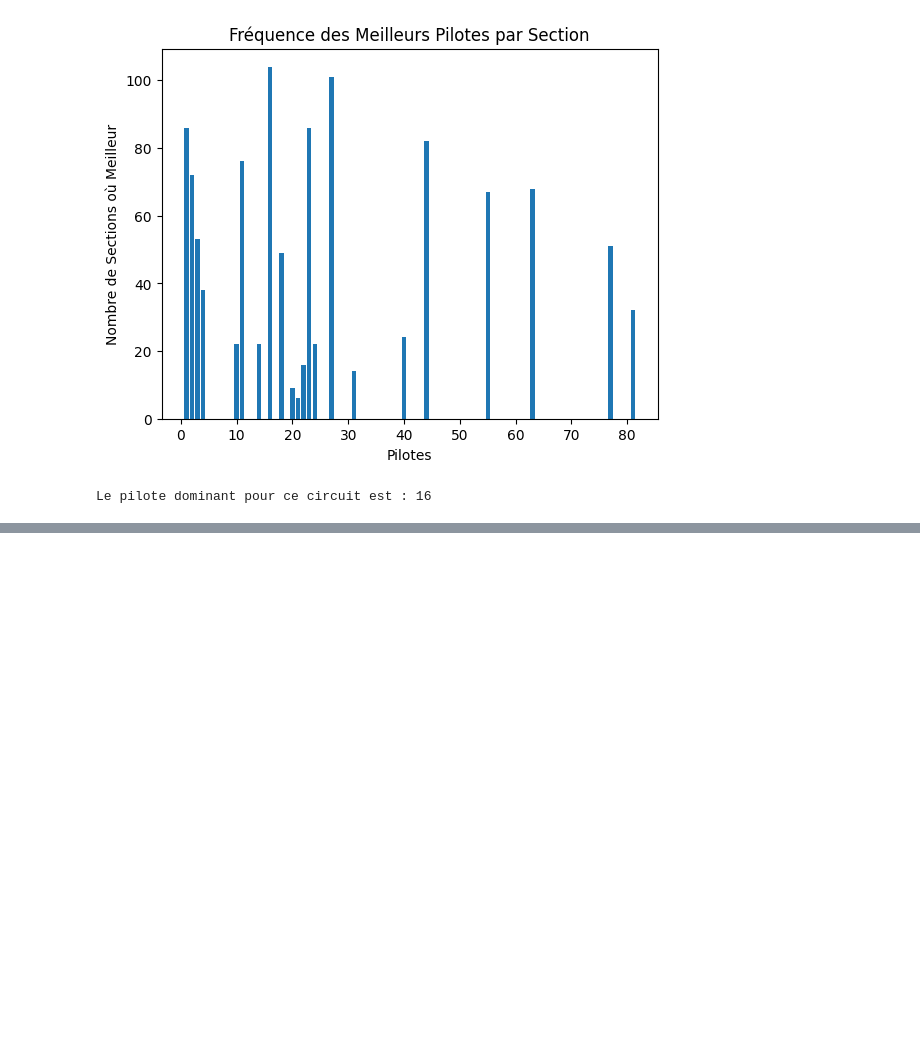
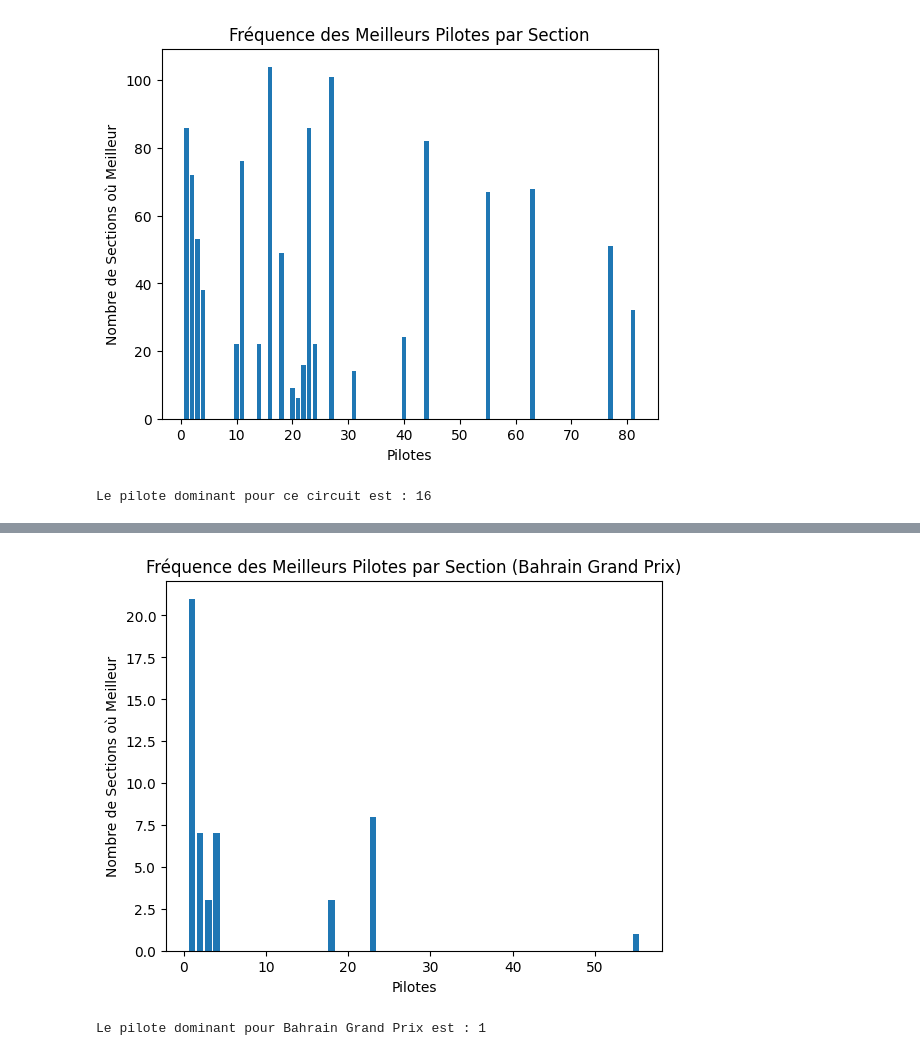
Before and after one commit to rricc22/F1, a Jupyter notebook: analyse2.ipynb, the cells around one changed output, grey strips where cells are left out. Cells and saved outputs as stored; diff of their text form; code cells hidden in the pictures; blank space fills up the shorter version.

Commit message:
V2 50 section pred

```diff
--- a/analyse2.ipynb
+++ b/analyse2.ipynb
@@ -143,0 +161,14 @@ Le pilote dominant pour ce circuit est : 16
+# %%
+# Définir le modèle LSTM
+model = Sequential()
+model.add(LSTM(64, input_shape=(50, 6), return_sequences=True))
+model.add(Dense(len(label_encoder.classes_), activation='softmax'))
+
+# Compiler le modèle
+model.compile(loss='sparse_categorical_crossentropy', optimizer='adam', metrics=['accuracy'])
+
+# Early stopping pour éviter le surapprentissage
+early_stopping = EarlyStopping(monitor='loss', patience=5, restore_best_weights=True)
+
+# Entraîner le modèle
+model.fit(X_data, y_data, epochs=100, batch_size=4, callbacks=[early_stopping])
@@ -143,0 +194,45 @@ Le pilote dominant pour ce circuit est : 16
+# %%
+# Sélectionner un circuit spécifique pour la prédiction (ex: "Bahrain Grand Prix")
+grand_prix_name = "Bahrain Grand Prix"
+grand_prix_num = gp_encoder.transform([grand_prix_name])[0]
+
+# Filtrer uniquement ce circuit
+df_gp = df[df['Grand Prix'] == grand_prix_num].reset_index(drop=True)
+
+# Vérifier s'il y a 50 sections pour ce circuit
+if df_gp.shape[0] < 50:
+    raise ValueError("Il y a moins de 50 sections pour ce Grand Prix !")
+
+df_gp_50 = df_gp.iloc[:50]  # Sélectionner les 50 premières sections
+
+# Sélectionner les features d'entrée
+input_features_test = df_gp_50[['X', 'Y', 'Angle', 'Straight_Line', 'Speed', 'Grand Prix']].fillna(0)
+
+# Normaliser les données d'entrée avec le scaler entraîné
+input_features_scaled_test = scaler.transform(input_features_test)
+
+# Reshape pour correspondre au format LSTM
+X_test = input_features_scaled_test.reshape(1, 50, 6)  # 1 circuit, 50 sections, 6 features
+
+# Faire des prédictions
+y_pred = model.predict(X_test)
+y_pred_classes = y_pred.argmax(axis=-1).flatten()
+
+# Décoder les prédictions pour obtenir les noms/numéros des pilotes
+y_pred_drivers = label_encoder.inverse_transform(y_pred_classes)
+
+# Calculer la fréquence des meilleurs pilotes
+unique, counts = np.unique(y_pred_drivers, return_counts=True)
+driver_counts = dict(zip(unique, counts))
+
+# Afficher les résultats
+plt.bar(driver_counts.keys(), driver_counts.values())
+plt.xlabel('Pilotes')
+plt.ylabel('Nombre de Sections où Meilleur')
+plt.title(f'Fréquence des Meilleurs Pilotes par Section ({grand_prix_name})')
+plt.show()
+
+# Pilote dominant
+dominant_driver = max(driver_counts, key=driver_counts.get)
+print(f"Le pilote dominant pour {grand_prix_name} est : {dominant_driver}")
+# %% [output]
@@ -143,0 +241,2 @@ Le pilote dominant pour ce circuit est : 16
+[figure, added]
+Le pilote dominant pour Bahrain Grand Prix est : 1
```
Also changed, not shown: parts of 6 cells of this notebook.
